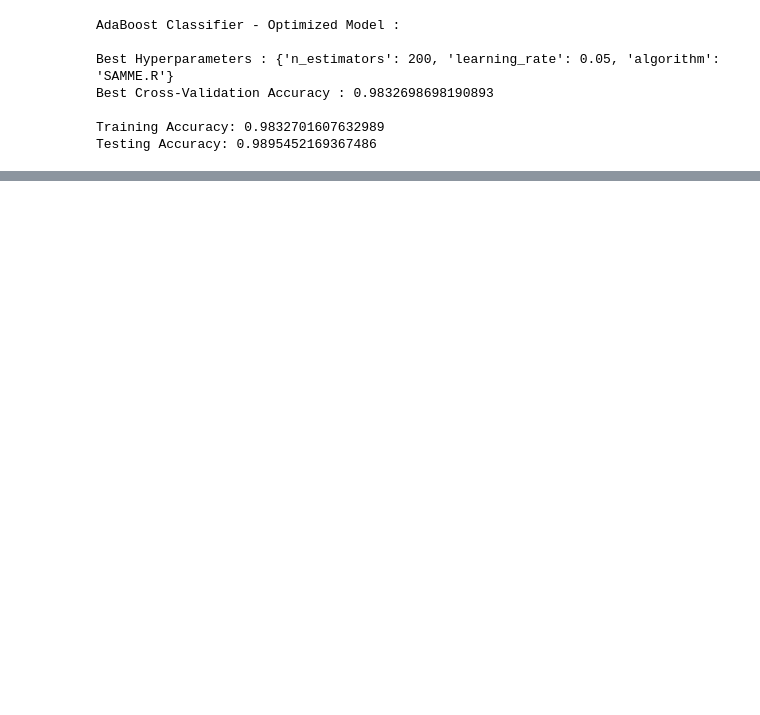
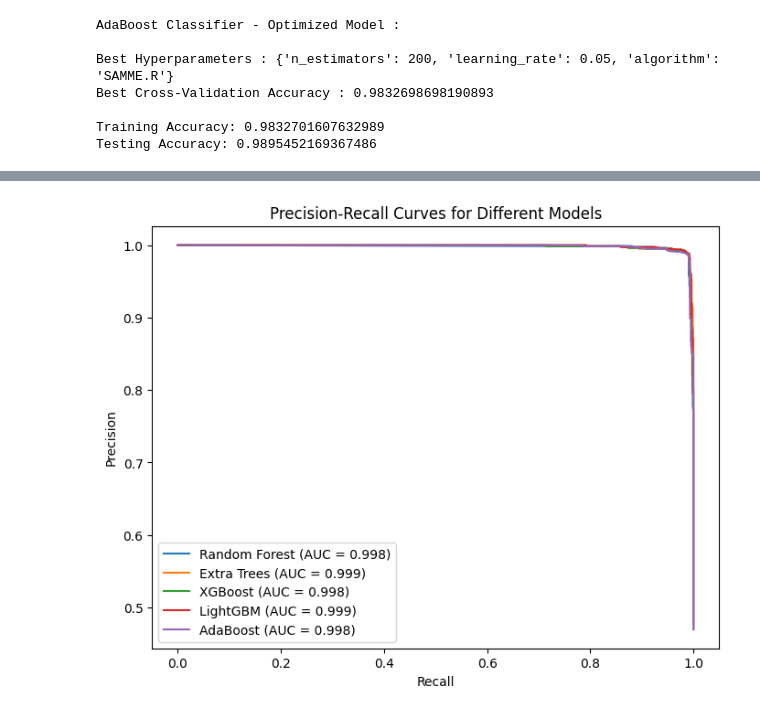
Before and after one commit to ManonLagardeCS/EnsembleLearning_Project, a Jupyter notebook: Exoplanet_final.ipynb, the cells around one changed output, grey strips where cells are left out. Cells and saved outputs as stored; diff of their text form; code cells hidden in the pictures; blank space fills up the shorter version.

```diff
--- a/Exoplanet_final.ipynb
+++ b/Exoplanet_final.ipynb
@@ -1032,2 +1074,23 @@ plt.show()
+# %%
+# PRECISION-RECALL CURVE :
+######################################################################################
+plt.figure(figsize=(8, 6))
+
+for model, name in zip(models, model_names):
+    y_proba = model.predict_proba(X_test)[:, 1]  # Get probability scores
+    precision, recall, _ = precision_recall_curve(y_test, y_proba)
+    pr_auc = auc(recall, precision)  # Calculate AUC for PR Curve
+
+    # Plot Precision-Recall Curve
+    plt.plot(recall, precision, label=f'{name} (AUC = {pr_auc:.3f})')
+
+# Plot random classifier line
+plt.xlabel("Recall")
+plt.ylabel("Precision")
+plt.title("Precision-Recall Curves for Different Models")
+plt.legend()
+plt.show()
+# %% [output]
+[figure, added]
 # %%
 # ROC CURVES FOR DIFFERENT MODELS :
```
Also changed, not shown: parts of 18 cells of this notebook.
